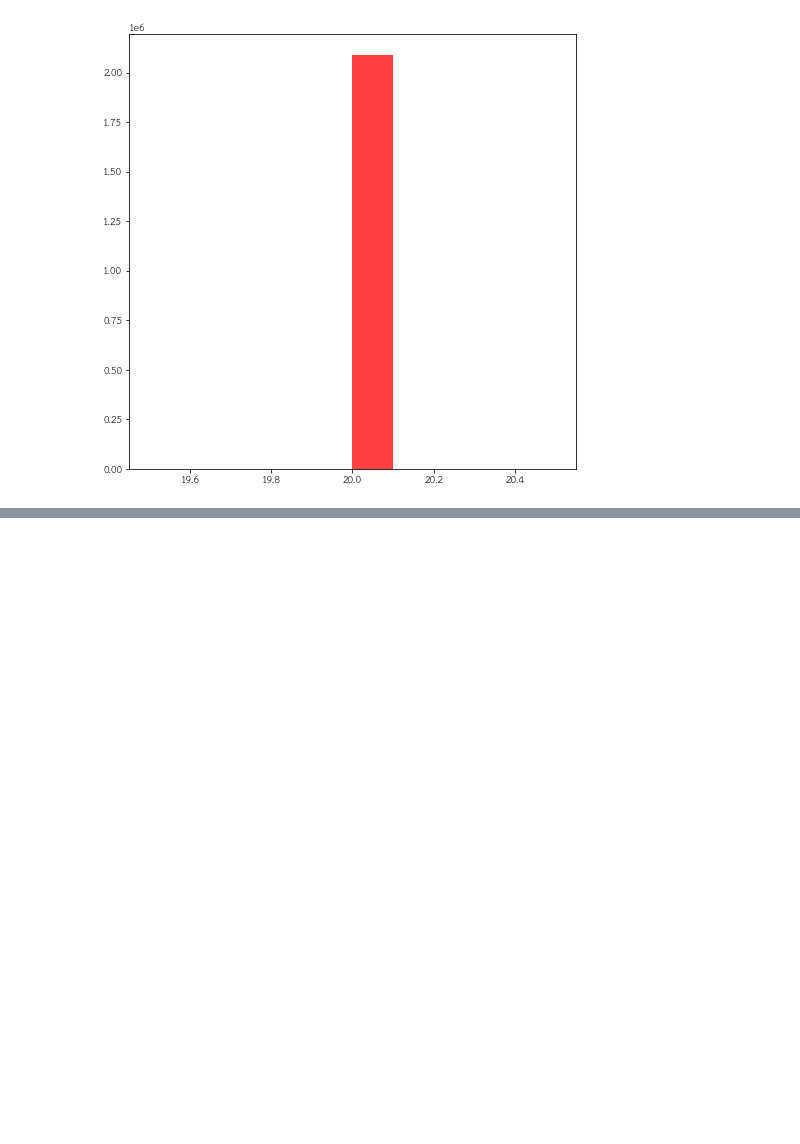
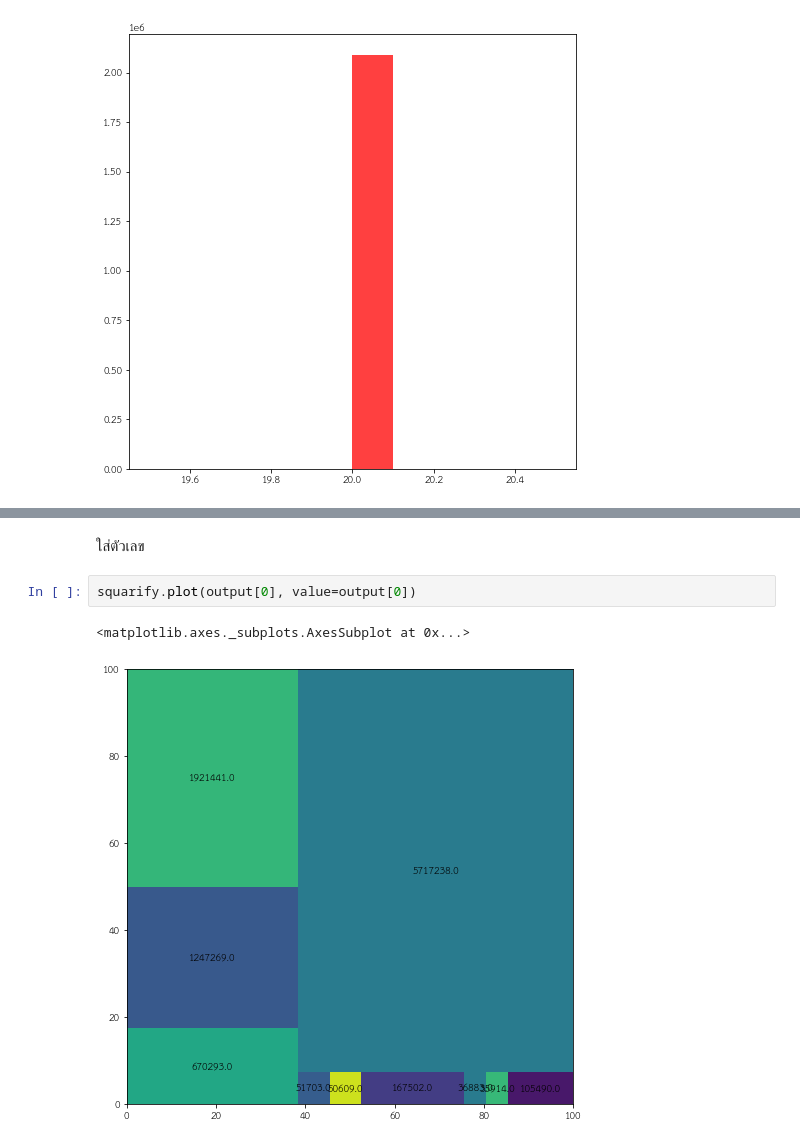
Before and after one commit to PondKann/data_viz, a Jupyter notebook: Visualize_Data_Comparison.ipynb, the cells around one changed output, grey strips where cells are left out. Saved outputs shown, nothing was run; the diff lists cells and outputs as text; blank space fills up the shorter version.

```diff
--- a/Visualize_Data_Comparison.ipynb
+++ b/Visualize_Data_Comparison.ipynb
@@ -341,0 +379,7 @@ ax.barh(labels, b4midnight, width, left=b4lunch, label='Before midnight', color=
+# %% [markdown]
+ใส่ตัวเลข
+# %%
+squarify.plot(output[0], value=output[0])
+# %% [output]
+<matplotlib.axes._subplots.AxesSubplot at 0x...>
+[figure, added]
```
Also changed, not shown: parts of 25 cells of this notebook.
